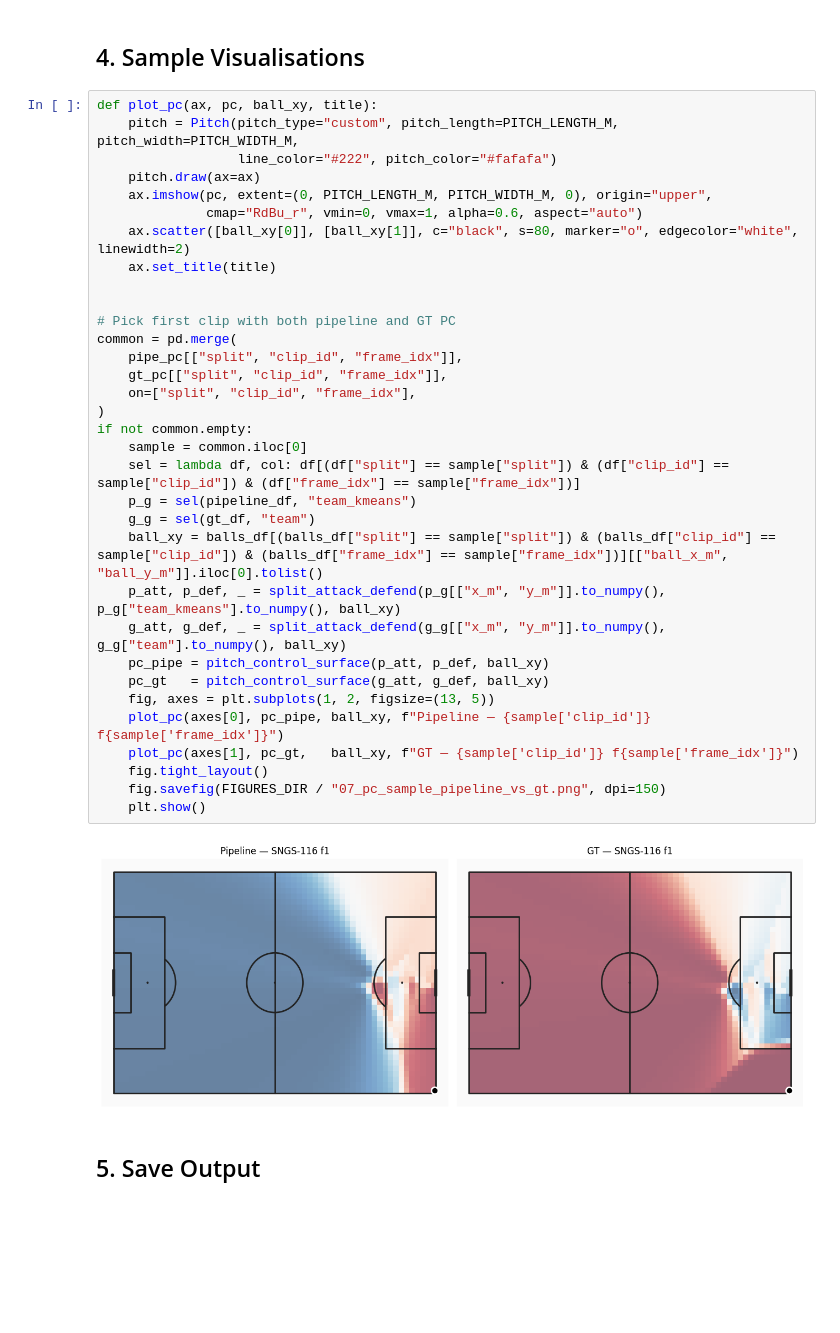
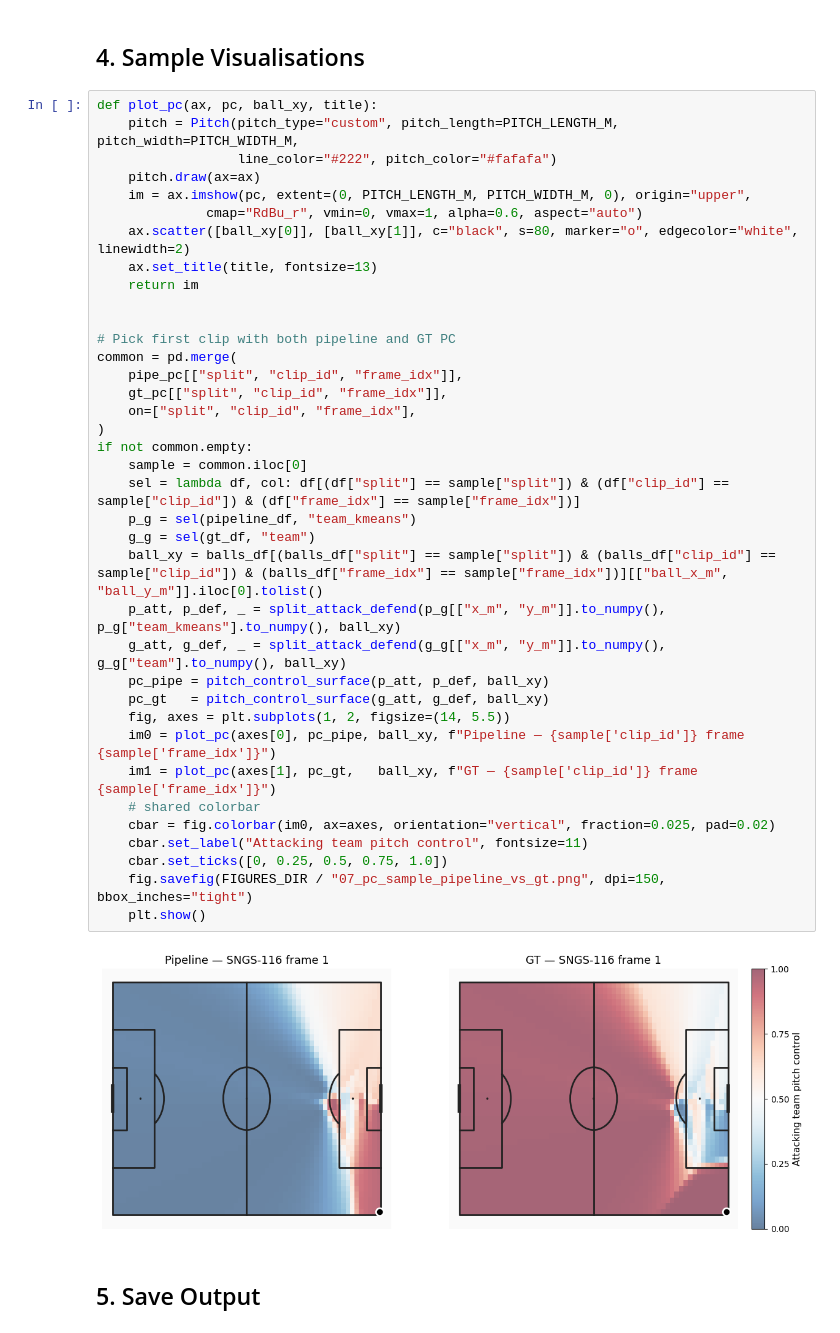
Before and after one commit to itzmore-mph/soccernet-setpiece-vision, a Jupyter notebook: notebooks/02_pitch_control.ipynb, the cells around one changed output. Drawn from its saved outputs; the diff is of its cells as text; blank space fills up the shorter version.

Commit message:
rerun notebooks to regenerate output figures

```diff
--- a/notebooks/02_pitch_control.ipynb
+++ b/notebooks/02_pitch_control.ipynb
@@ -270,38 +270,42 @@ GT       PC frames: 949
 # %%
 def plot_pc(ax, pc, ball_xy, title):
     pitch = Pitch(pitch_type="custom", pitch_length=PITCH_LENGTH_M, pitch_width=PITCH_WIDTH_M,
                   line_color="#222", pitch_color="#fafafa")
     pitch.draw(ax=ax)
-    ax.imshow(pc, extent=(0, PITCH_LENGTH_M, PITCH_WIDTH_M, 0), origin="upper",
+    im = ax.imshow(pc, extent=(0, PITCH_LENGTH_M, PITCH_WIDTH_M, 0), origin="upper",
               cmap="RdBu_r", vmin=0, vmax=1, alpha=0.6, aspect="auto")
     ax.scatter([ball_xy[0]], [ball_xy[1]], c="black", s=80, marker="o", edgecolor="white", linewidth=2)
-    ax.set_title(title)
+    ax.set_title(title, fontsize=13)
+    return im
 
 
 # Pick first clip with both pipeline and GT PC
 common = pd.merge(
     pipe_pc[["split", "clip_id", "frame_idx"]],
     gt_pc[["split", "clip_id", "frame_idx"]],
     on=["split", "clip_id", "frame_idx"],
 )
 if not common.empty:
     sample = common.iloc[0]
     sel = lambda df, col: df[(df["split"] == sample["split"]) & (df["clip_id"] == sample["clip_id"]) & (df["frame_idx"] == sample["frame_idx"])]
     p_g = sel(pipeline_df, "team_kmeans")
     g_g = sel(gt_df, "team")
     ball_xy = balls_df[(balls_df["split"] == sample["split"]) & (balls_df["clip_id"] == sample["clip_id"]) & (balls_df["frame_idx"] == sample["frame_idx"])][["ball_x_m", "ball_y_m"]].iloc[0].tolist()
     p_att, p_def, _ = split_attack_defend(p_g[["x_m", "y_m"]].to_numpy(), p_g["team_kmeans"].to_numpy(), ball_xy)
     g_att, g_def, _ = split_attack_defend(g_g[["x_m", "y_m"]].to_numpy(), g_g["team"].to_numpy(), ball_xy)
     pc_pipe = pitch_control_surface(p_att, p_def, ball_xy)
     pc_gt   = pitch_control_surface(g_att, g_def, ball_xy)
-    fig, axes = plt.subplots(1, 2, figsize=(13, 5))
-    plot_pc(axes[0], pc_pipe, ball_xy, f"Pipeline — {sample['clip_id']} f{sample['frame_idx']}")
-    plot_pc(axes[1], pc_gt,   ball_xy, f"GT — {sample['clip_id']} f{sample['frame_idx']}")
-    fig.tight_layout()
-    fig.savefig(FIGURES_DIR / "07_pc_sample_pipeline_vs_gt.png", dpi=150)
+    fig, axes = plt.subplots(1, 2, figsize=(14, 5.5))
+    im0 = plot_pc(axes[0], pc_pipe, ball_xy, f"Pipeline — {sample['clip_id']} frame {sample['frame_idx']}")
+    im1 = plot_pc(axes[1], pc_gt,   ball_xy, f"GT — {sample['clip_id']} frame {sample['frame_idx']}")
+    # shared colorbar
+    cbar = fig.colorbar(im0, ax=axes, orientation="vertical", fraction=0.025, pad=0.02)
+    cbar.set_label("Attacking team pitch control", fontsize=11)
+    cbar.set_ticks([0, 0.25, 0.5, 0.75, 1.0])
+    fig.savefig(FIGURES_DIR / "07_pc_sample_pipeline_vs_gt.png", dpi=150, bbox_inches="tight")
     plt.show()
 # %% [output]
-[figure, old version]
+[figure, new version]
 # %% [markdown]
 ## 5. Save Output
 # %%
```
Also changed, not shown: 14 other files.
